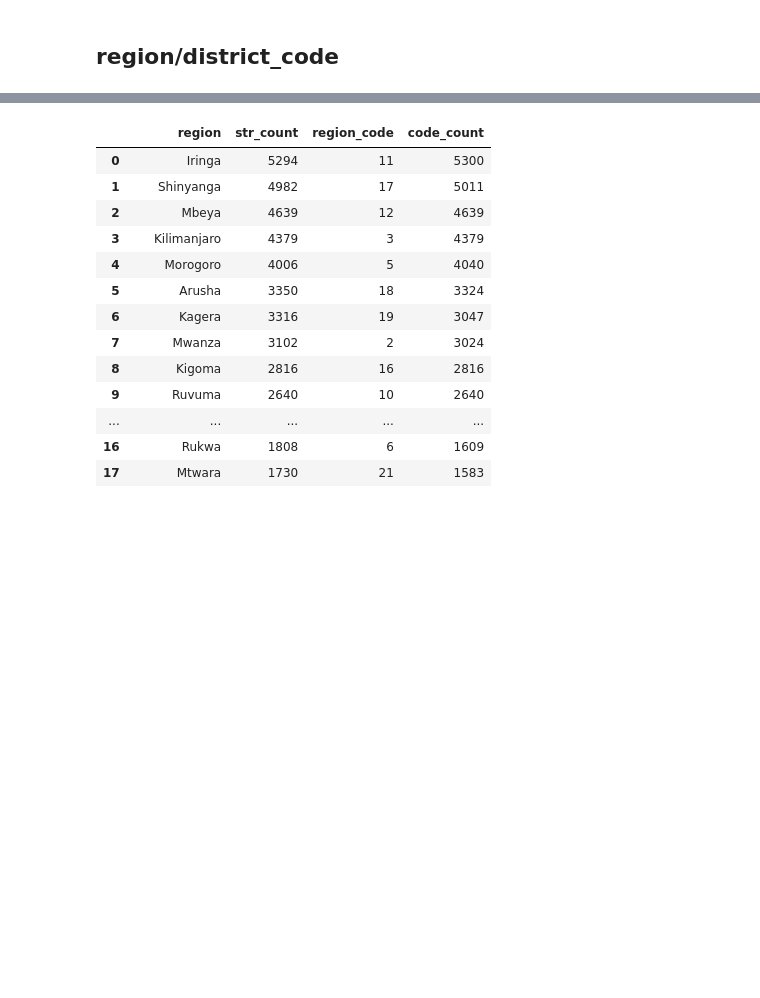
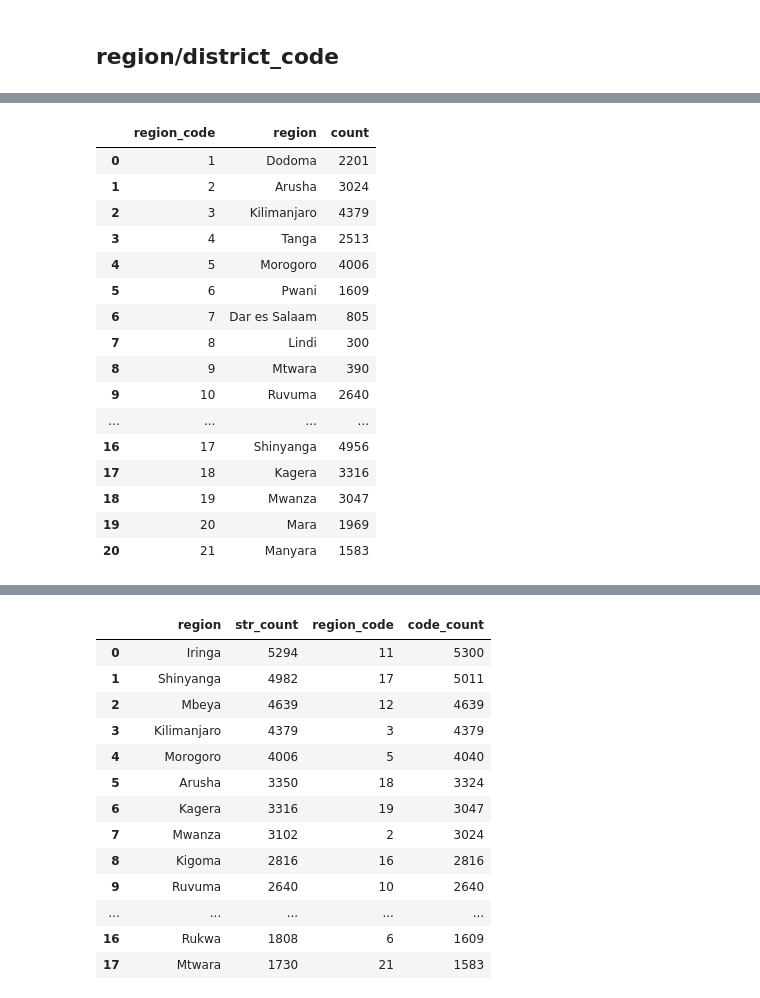
Before and after one commit to brtracy/phase_3_project, a Jupyter notebook: EDA.ipynb, the cells around one changed output, grey strips where cells are left out. Saved outputs shown, nothing was run; the diff lists cells and outputs as text; code cells hidden in the pictures; blank space fills up the shorter version.

Commit message:
left off at gps errors
fill gps errors
fill assignments for region_codes
investigate region codes > 21

```diff
--- a/EDA.ipynb
+++ b/EDA.ipynb
@@ -553,0 +622,28 @@ The unique numeric value count for region exceed that for the string encoded reg
+# %%
+region_code_list = []
+
+for x in range(1, 22):
+    region = raw_df[raw_df.region_code == x]['region'].value_counts().index[0]
+    count = raw_df[raw_df.region_code == x]['region'].value_counts().values[0]
+    region_code_list.append((x, region, count))
+
+region_df = pd.DataFrame(region_code_list, columns=['region_code', 'region', 'count'])
+region_df
+# %% [output]
+|  | region_code | region | count |
+| 0 | 1 | Dodoma | 2201 |
+| 1 | 2 | Arusha | 3024 |
+| 2 | 3 | Kilimanjaro | 4379 |
+| 3 | 4 | Tanga | 2513 |
+| 4 | 5 | Morogoro | 4006 |
+| 5 | 6 | Pwani | 1609 |
+| 6 | 7 | Dar es Salaam | 805 |
+| 7 | 8 | Lindi | 300 |
+| 8 | 9 | Mtwara | 390 |
+| 9 | 10 | Ruvuma | 2640 |
+| ... | ... | ... | ... |
+| 16 | 17 | Shinyanga | 4956 |
+| 17 | 18 | Kagera | 3316 |
+| 18 | 19 | Mwanza | 3047 |
+| 19 | 20 | Mara | 1969 |
+| 20 | 21 | Manyara | 1583 |
```
Also changed, not shown: parts of 35 cells of this notebook.
